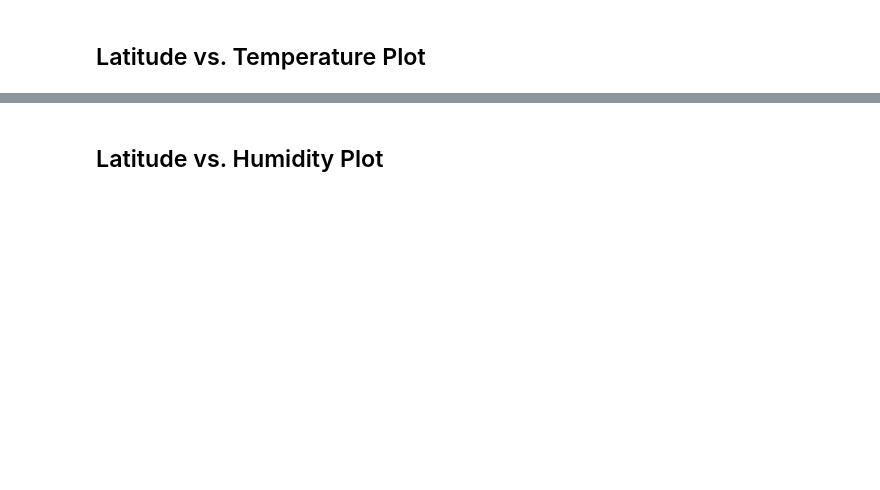
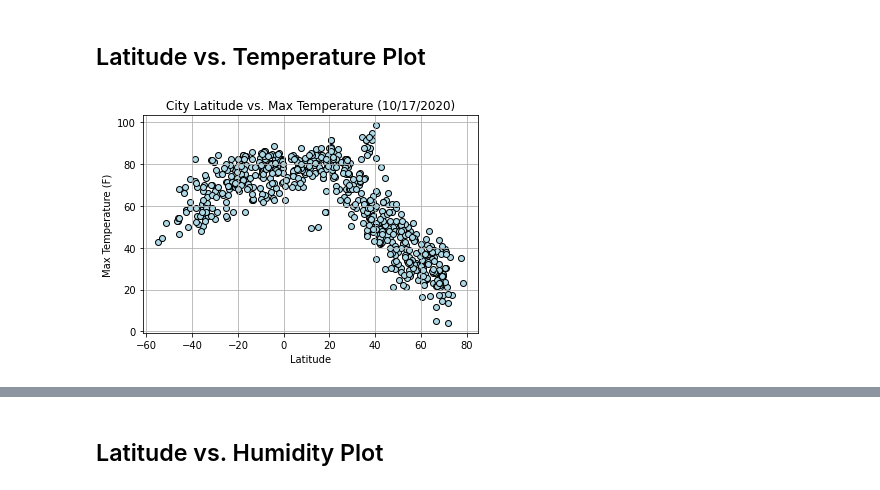
Before and after one commit to cassfolk/HW.Folkers, a Jupyter notebook: 06-python-api-challenge/WeatherPy/WeatherPy.ipynb, the cells around one changed output, grey strips where cells are left out. Cells and saved outputs as stored; diff of their text form; code cells hidden in the pictures; blank space fills up the shorter version.

```diff
--- a/06-python-api-challenge/WeatherPy/WeatherPy.ipynb
+++ b/06-python-api-challenge/WeatherPy/WeatherPy.ipynb
@@ -193,7 +194,6 @@ city_df_clean.head()
 # get rid of empty rows
 city_df_clean['Lat'].replace("", np.nan, inplace=True)
 city_df_clean.dropna(how="any", inplace=True)
-city_df_clean = city_df_clean.fillna("", inplace=False)
 
 # get rid of dup city column and rename right one
 city_df_clean = city_df_clean.drop(columns=['City'])
@@ -262,2 +270,17 @@ Skip this step if there are no cities that have humidity > 100%.
 # %% [markdown]
 ## Latitude vs. Temperature Plot
+# %%
+x_lat = city_df_clean['Lat']
+y_max_temp = city_df_clean['Max Temp']
+
+plt.scatter(x_lat, y_max_temp, color="lightblue", edgecolor='black')
+
+plt.xlabel("Latitude")
+plt.ylabel("Max Temperature (F)")
+plt.title("City Latitude vs. Max Temperature (10/17/2020)")
+plt.grid(True)
+plt.savefig("../output_data/Fig 1.png")
+
+plt.show()
+# %% [output]
+[figure, added]
```
Also changed, not shown: parts of 25 cells of this notebook, 10 other files.
